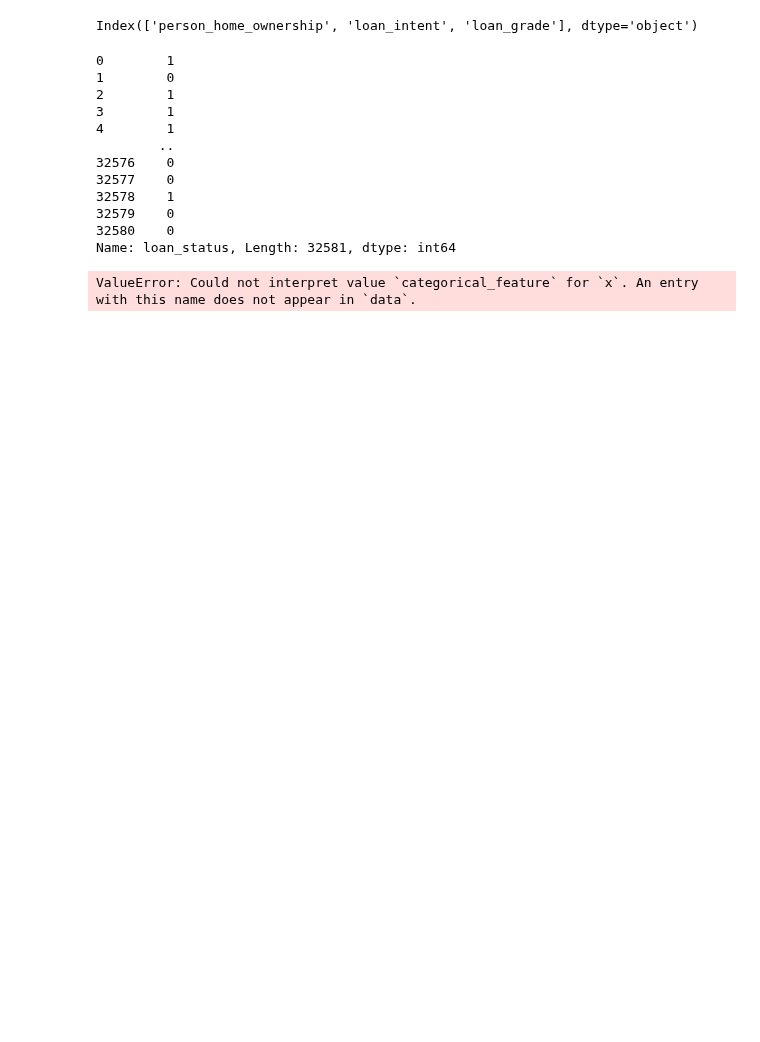
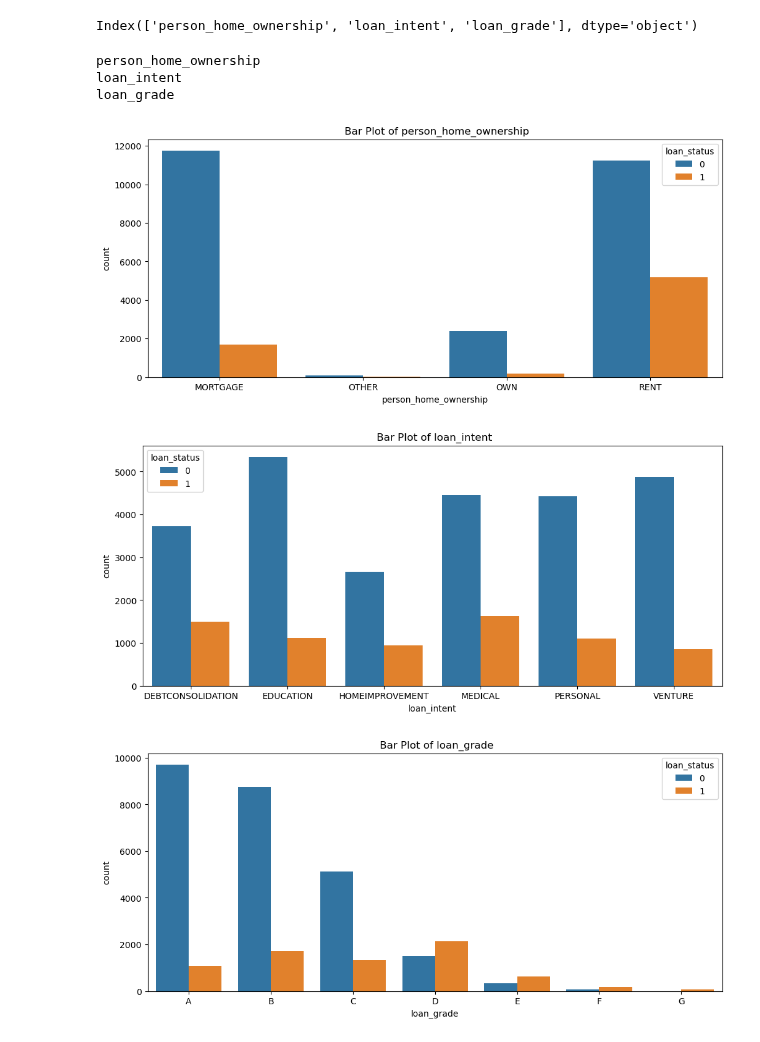
Before and after one commit to BillyBrothers/credit-risk-modeling, a Jupyter notebook: notebooks/EDA.ipynb, the cells around one changed output. Drawn from its saved outputs; the diff is of its cells as text; code cells hidden in the pictures; blank space fills up the shorter version.

```diff
--- a/notebooks/EDA.ipynb
+++ b/notebooks/EDA.ipynb
@@ -388,28 +398,26 @@ categorical_features = credit_risk_dataset.select_dtypes(include=['category']).c
 categorical_features
 # %% [output]
 Index(['person_home_ownership', 'loan_intent', 'loan_grade'], dtype='object')
-# %%
-target
-# %% [output]
-0        1
-1        0
-2        1
-3        1
-4        1
-        ..
-32576    0
-32577    0
-32578    1
-32579    0
-32580    0
-Name: loan_status, Length: 32581, dtype: int64
+# %%
+for categorical_feature in categorical_features:
+    print(categorical_feature)
+# %% [output]
+person_home_ownership
+loan_intent
+loan_grade
 # %%
+
 for categorical_feature in categorical_features:
+    plt.figure(
+        figsize=(12,5)
+    )
     sns.countplot(
-        x='categorical_feature',
-        hue= 'target',
-        data=credit_risk_dataset,
+        x= categorical_feature,
+        data= credit_risk_dataset,
+        hue = target,
         stat = 'count')
     plt.title(f" Bar Plot of {categorical_feature}")
 # %% [output]
-ValueError: Could not interpret value `categorical_feature` for `x`. An entry with this name does not appear in `data`.
+[figure, added]
+[figure, added]
+[figure, added]
```
Also changed, not shown: parts of 1 cell of this notebook.
